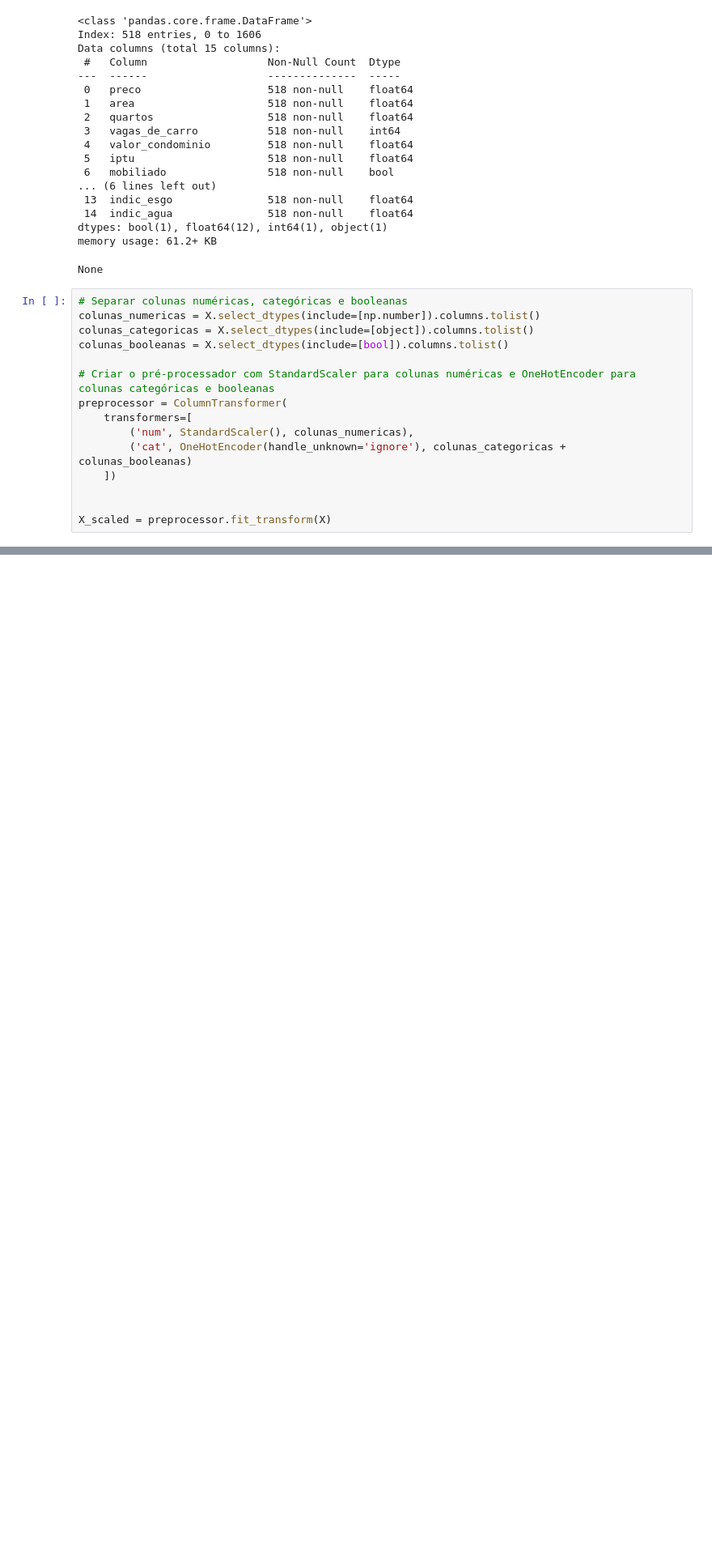
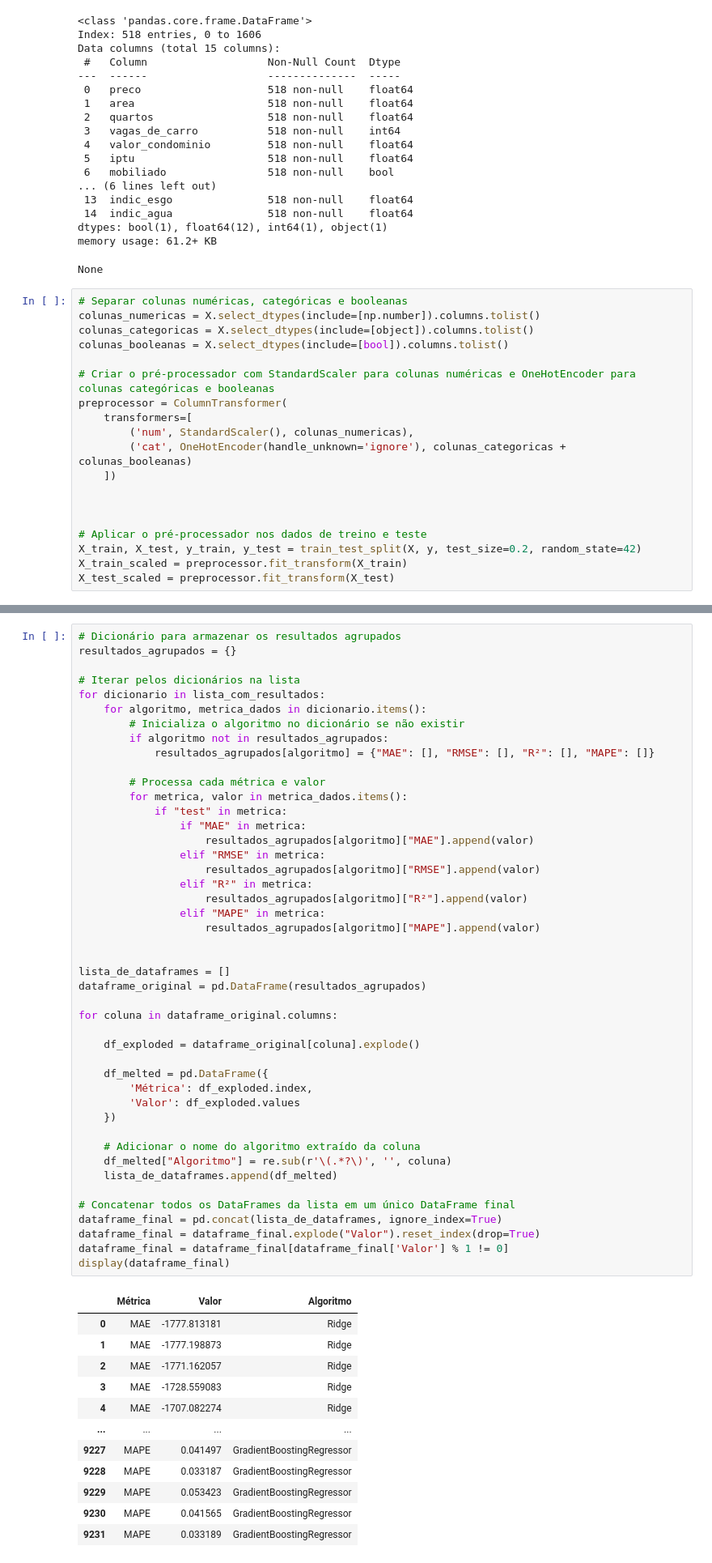
Before and after one commit to viniciusvianavieira/zap-imoveis-scraping-prediction, a Jupyter notebook: 4A - Predição-Zap-Imóveis-Aluguel.ipynb, the cells around one changed output, grey strips where cells are left out. Shown: that part at 81% size. Cells and saved outputs as stored; diff of their text form; blank space fills up the shorter version.

```diff
--- a/4A - Predição-Zap-Imóveis-Aluguel.ipynb
+++ b/4A - Predição-Zap-Imóveis-Aluguel.ipynb
@@ -89,5 +90,9 @@ preprocessor = ColumnTransformer(
     ])
 
 
-X_scaled = preprocessor.fit_transform(X)
+
+# Aplicar o pré-processador nos dados de treino e teste
+X_train, X_test, y_train, y_test = train_test_split(X, y, test_size=0.2, random_state=42)
+X_train_scaled = preprocessor.fit_transform(X_train)
+X_test_scaled = preprocessor.fit_transform(X_test)
 # %%
@@ -283,0 +351,58 @@ Modelo: Ridge Regression
+# %%
+# Dicionário para armazenar os resultados agrupados
+resultados_agrupados = {}
+
+# Iterar pelos dicionários na lista
+for dicionario in lista_com_resultados:
+    for algoritmo, metrica_dados in dicionario.items():
+        # Inicializa o algoritmo no dicionário se não existir
+        if algoritmo not in resultados_agrupados:
+            resultados_agrupados[algoritmo] = {"MAE": [], "RMSE": [], "R²": [], "MAPE": []}
+
+        # Processa cada métrica e valor
+        for metrica, valor in metrica_dados.items():
+            if "test" in metrica:
+                if "MAE" in metrica:
+                    resultados_agrupados[algoritmo]["MAE"].append(valor)
+                elif "RMSE" in metrica:
+                    resultados_agrupados[algoritmo]["RMSE"].append(valor)
+                elif "R²" in metrica:
+                    resultados_agrupados[algoritmo]["R²"].append(valor)
+                elif "MAPE" in metrica:
+                    resultados_agrupados[algoritmo]["MAPE"].append(valor)
+
+
+lista_de_dataframes = []
+dataframe_original = pd.DataFrame(resultados_agrupados)
+
+for coluna in dataframe_original.columns:
+
+    df_exploded = dataframe_original[coluna].explode()
+
+    df_melted = pd.DataFrame({
+        'Métrica': df_exploded.index,
+        'Valor': df_exploded.values
+    })
+
+    # Adicionar o nome do algoritmo extraído da coluna
+    df_melted["Algoritmo"] = re.sub(r'\(.*?\)', '', coluna)
+    lista_de_dataframes.append(df_melted)
+
+# Concatenar todos os DataFrames da lista em um único DataFrame final
+dataframe_final = pd.concat(lista_de_dataframes, ignore_index=True)
+dataframe_final = dataframe_final.explode("Valor").reset_index(drop=True)
+dataframe_final = dataframe_final[dataframe_final['Valor'] % 1 != 0]
+display(dataframe_final)
+# %% [output]
+|  | Métrica | Valor | Algoritmo |
+| 0 | MAE | -1777.813181 | Ridge |
+| 1 | MAE | -1777.198873 | Ridge |
+| 2 | MAE | -1771.162057 | Ridge |
+| 3 | MAE | -1728.559083 | Ridge |
+| 4 | MAE | -1707.082274 | Ridge |
+| ... | ... | ... | ... |
+| 9227 | MAPE | 0.041497 | GradientBoostingRegressor |
+| 9228 | MAPE | 0.033187 | GradientBoostingRegressor |
+| 9229 | MAPE | 0.053423 | GradientBoostingRegressor |
+| 9230 | MAPE | 0.041565 | GradientBoostingRegressor |
+| 9231 | MAPE | 0.033189 | GradientBoostingRegressor |
```
Also changed, not shown: parts of 9 cells of this notebook, 3 other files.
